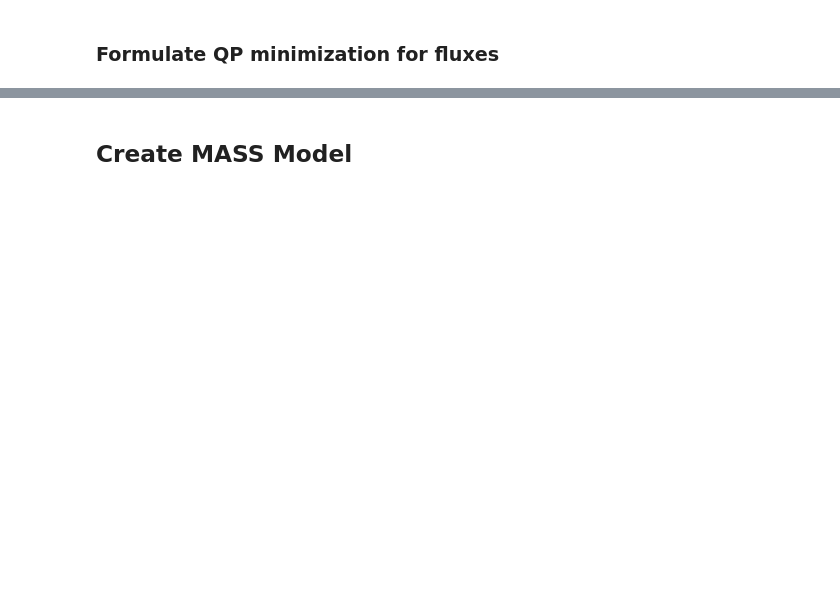
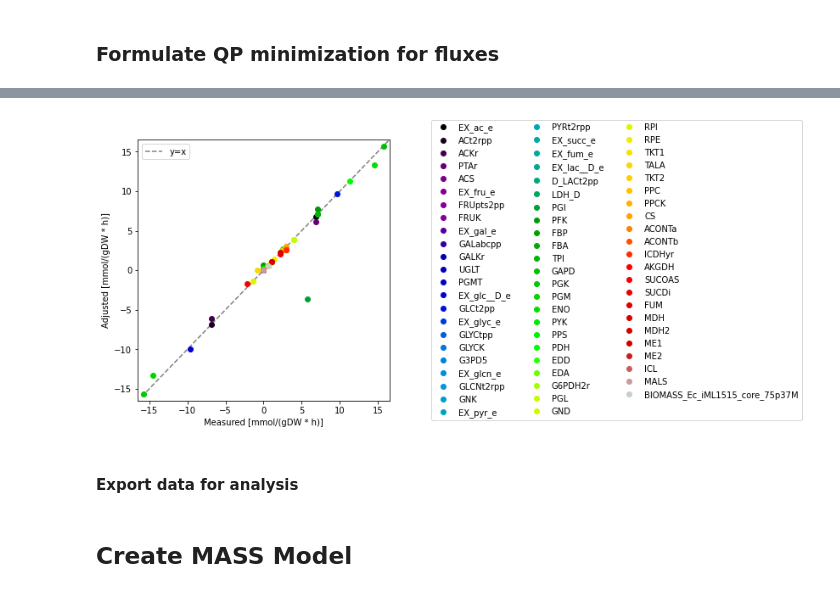
Before and after one commit to SBRG/GDGA_Shortcourse, a Jupyter notebook: Module4_Kinetics/Part2_Exercise/COBRA to MASS model workflow.ipynb, the cells around one changed output, grey strips where cells are left out. Cells and saved outputs as stored; diff of their text form; code cells hidden in the pictures; blank space fills up the shorter version.

```diff
--- a/Module4_Kinetics/Part2_Exercise/COBRA to MASS model workflow.ipynb
+++ b/Module4_Kinetics/Part2_Exercise/COBRA to MASS model workflow.ipynb
@@ -148,0 +153,15 @@ compare_data(flux_data, flux_solution.fluxes, scale="linear")
+# %%
+flux_comparison_fig, ax = plt.subplots(nrows=1, ncols=1, figsize=(5, 5))
+plot_comparison(
+    x=flux_data["Flux (mmol * gDW-1 * h-1)"], y=flux_solution, compare="fluxes",
+    observable=[rid for rid in flux_data.index], ax=ax,
+    legend="right outside", plot_function="plot",
+    xlim=(-16.5, 16.5), ylim=(-16.5, 16.5),
+    xy_line=True,
+    xy_legend="best", xlabel="Measured [mmol/(gDW * h)]", ylabel="Adjusted [mmol/(gDW * h)]")
+
+flux_comparison_fig.tight_layout()
+# %% [output]
+[figure, added]
+# %% [markdown]
+#### Export data for analysis
```
Also changed, not shown: parts of 46 cells of this notebook, 30 other files.
